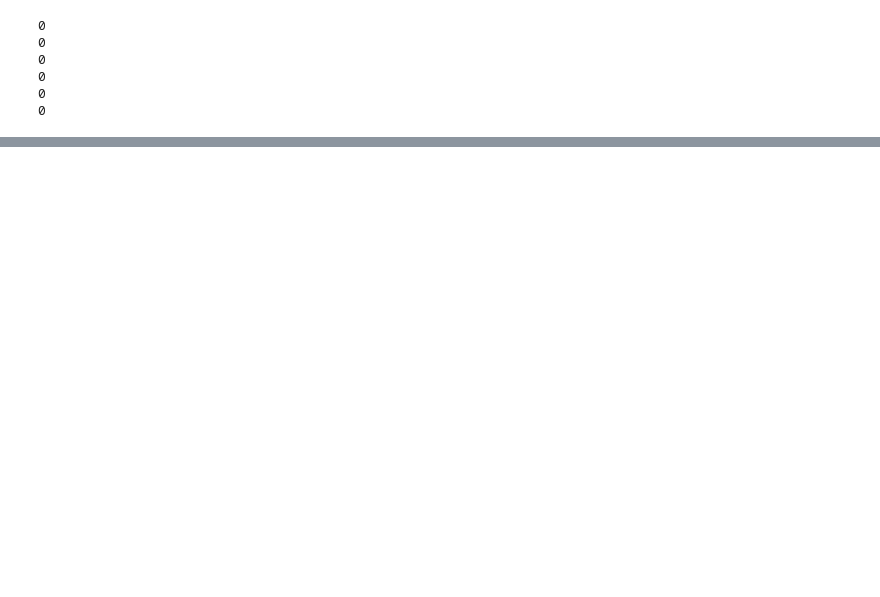
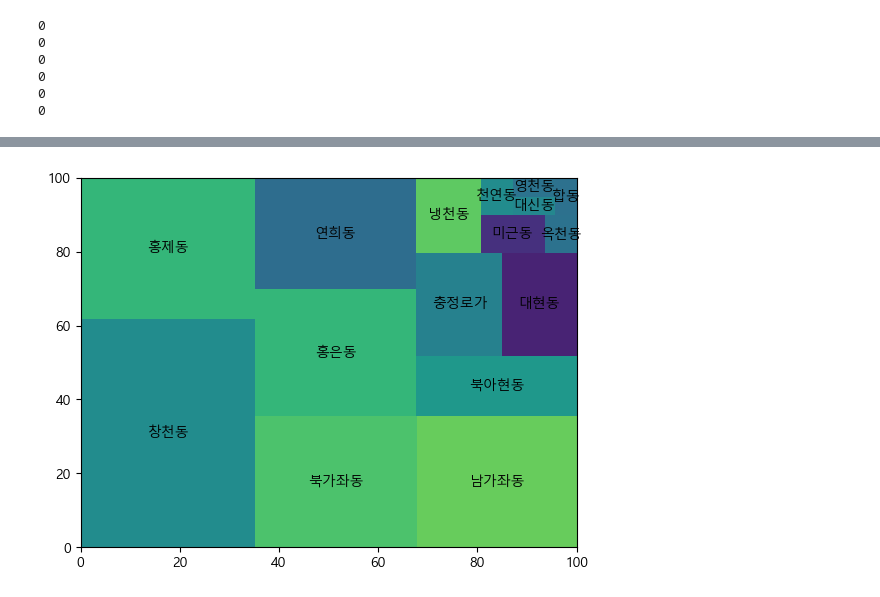
Before and after one commit to lth0813/SeSAC-LECTURE, a Jupyter notebook: 과제/MP3/MP3.ipynb, the cells around one changed output, grey strips where cells are left out. Saved outputs shown, nothing was run; the diff lists cells and outputs as text; code cells hidden in the pictures; blank space fills up the shorter version.

```diff
--- a/과제/MP3/MP3.ipynb
+++ b/과제/MP3/MP3.ipynb
@@ -150,0 +148,3 @@ df[df["동"] == "지하2층("]
+# %%
+graph_data = df[df["구"] == "서대문구"]["동"].value_counts().reset_index()
+graph_data
@@ -150,0 +169,6 @@ df[df["동"] == "지하2층("]
+# %%
+plt.figure()
+squarify.plot(sizes=graph_data["count"], label=graph_data["동"])
+plt.show()
+# %% [output]
+[figure, added]
```
Also changed, not shown: parts of 11 cells of this notebook, 1 other file.
